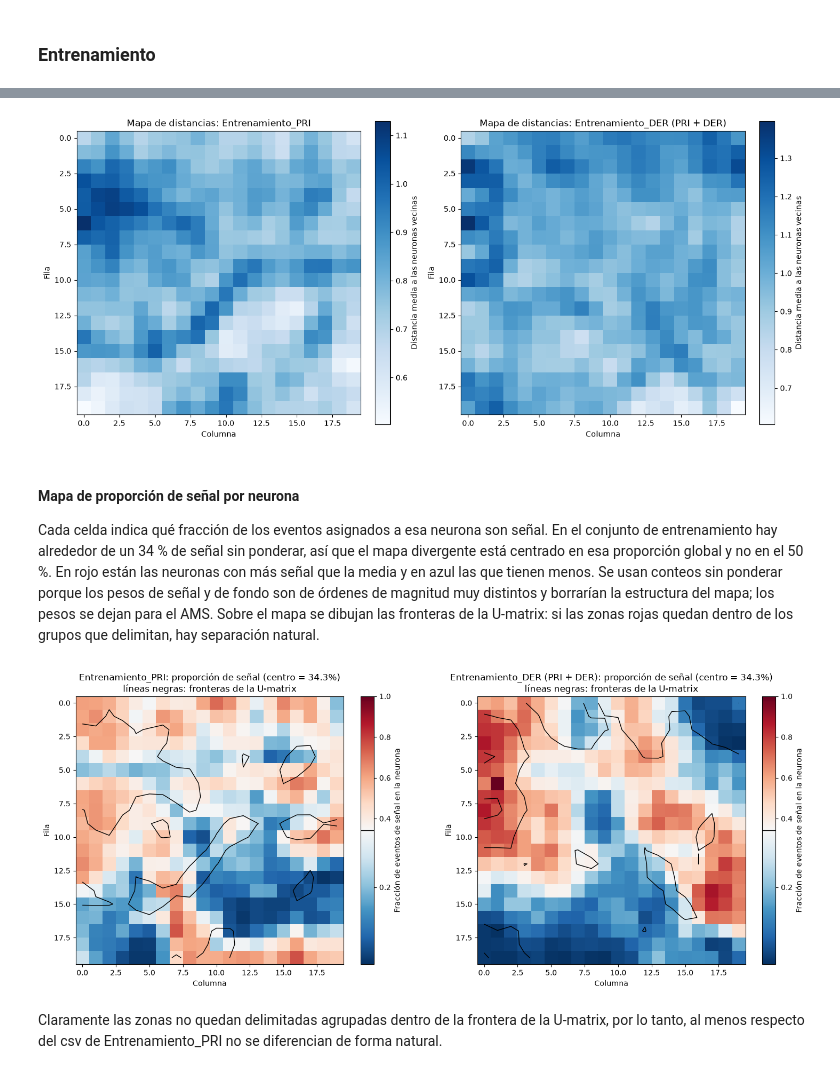
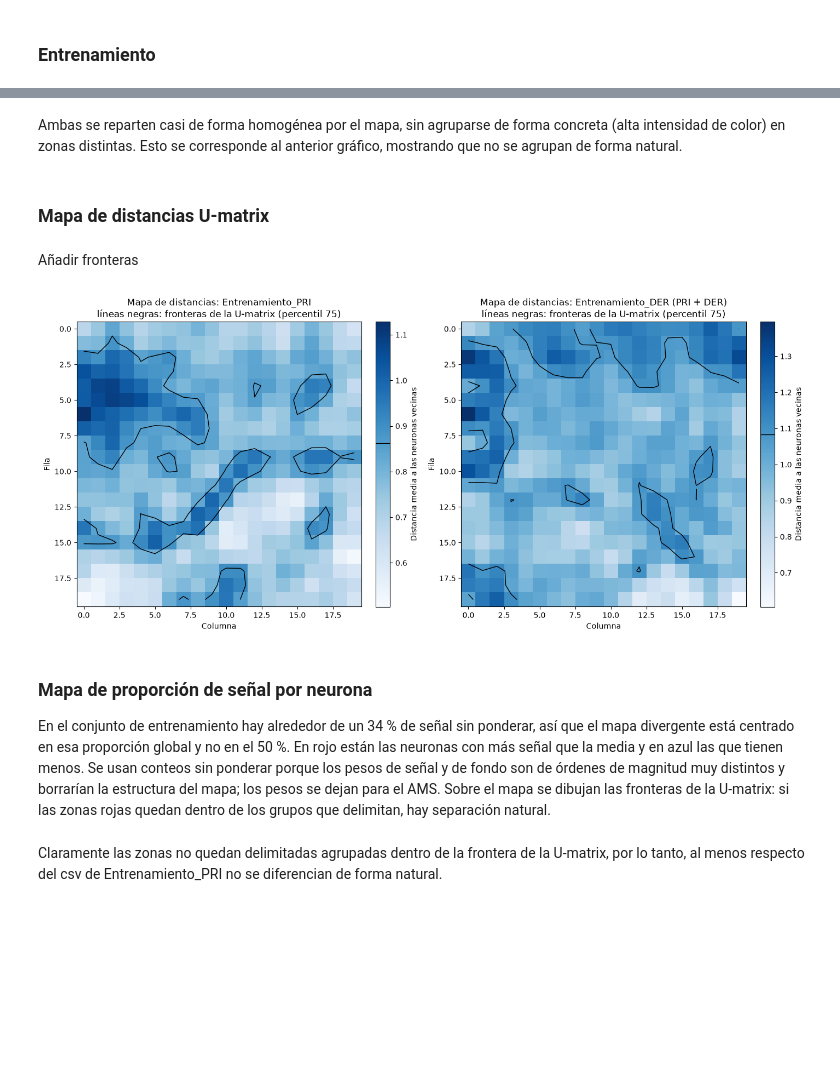
Before and after one commit to ClauGN/Tarea_Final_-AA, a Jupyter notebook: 2_SOM.ipynb, the cells around one changed output, grey strips where cells are left out. Saved outputs shown, nothing was run; the diff lists cells and outputs as text; code cells hidden in the pictures; blank space fills up the shorter version.

```diff
--- a/2_SOM.ipynb
+++ b/2_SOM.ipynb
@@ -136,36 +176,48 @@ Una vez entrenado el SOM se va a visualizar si estos dos tipos se diferencian de
+# %% [markdown]
+Ambas se reparten casi de forma homogénea por el mapa, sin agruparse de forma concreta (alta intensidad de color) en zonas distintas. Esto se corresponde al anterior gráfico, mostrando que no se agrupan de forma natural.
+# %% [markdown]
+### Mapa de distancias U-matrix
+# %% [markdown]
+Añadir fronteras
 # %%
 # mapa de distancias (U-matrix) de cada SOM
 LADO = 20
 
 def mapa_distancias(pesos, neuronas):
     distancias_mapa = np.zeros((LADO, LADO))
     for k in range(len(pesos)):
         vecinas = distancia(neuronas[k], neuronas) == 1
         fila, columna = neuronas[k]
         distancias_mapa[fila, columna] = distancia(pesos[k], pesos[vecinas]).mean()
     return distancias_mapa
 
 distancias_mapa_PRI = mapa_distancias(pesos_PRI, neuronas_PRI)
 distancias_mapa_DER = mapa_distancias(pesos_DER, neuronas_DER)
 
 # cada mapa con su propia escala: el SOM_DER tiene 30 dimensiones y el SOM_PRI 17, sus distancias no son comparables en valor absoluto
 fig, axes = plt.subplots(1, 2, figsize=(14, 6), constrained_layout=True)
 for ax, datos, titulo in zip(axes,
                              [distancias_mapa_PRI, distancias_mapa_DER],
                              ["Entrenamiento_PRI", "Entrenamiento_DER (PRI + DER)"]):
     imagen = ax.imshow(datos, cmap="Blues")
-    fig.colorbar(imagen, ax=ax, label="Distancia media a las neuronas vecinas")
-    ax.set_title(f"Mapa de distancias: {titulo}")
+    barra = fig.colorbar(imagen, ax=ax, label="Distancia media a las neuronas vecinas")
+
+    # fronteras de la U-matrix: el 25 % de neuronas con más distancia a sus vecinas (mismo criterio que en el mapa de proporción de señal)
+    umbral_frontera = np.percentile(datos, 75)
+    ax.contour(datos, levels=[umbral_frontera], colors="black", linewidths=1)
+    barra.ax.axhline(umbral_frontera, color="black", linewidth=1)  # marca el umbral en la barra de color
+
+    ax.set_title(f"Mapa de distancias: {titulo}\nlíneas negras: fronteras de la U-matrix (percentil 75)")
     ax.set_xlabel("Columna")
     ax.set_ylabel("Fila")
 plt.show()
 # las zonas claras son neuronas parecidas entre sí, es decir, posibles grupos. Las oscuras marcan fronteras entre grupos.
 # %% [output]
-[figure, old version]
+[figure, new version]
 # %% [markdown]
-#### Mapa de proporción de señal por neurona
+### Mapa de proporción de señal por neurona
 
-Cada celda indica qué fracción de los eventos asignados a esa neurona son señal. En el conjunto de entrenamiento hay alrededor de un 34 % de señal sin ponderar, así que el mapa divergente está centrado en esa proporción global y no en el 50 %. En rojo están las neuronas con más señal que la media y en azul las que tienen menos. Se usan conteos sin ponderar porque los pesos de señal y de fondo son de órdenes de magnitud muy distintos y borrarían la estructura del mapa; los pesos se dejan para el AMS. Sobre el mapa se dibujan las fronteras de la U-matrix: si las zonas rojas quedan dentro de los grupos que delimitan, hay separación natural.
+En el conjunto de entrenamiento hay alrededor de un 34 % de señal sin ponderar, así que el mapa divergente está centrado en esa proporción global y no en el 50 %. En rojo están las neuronas con más señal que la media y en azul las que tienen menos. Se usan conteos sin ponderar porque los pesos de señal y de fondo son de órdenes de magnitud muy distintos y borrarían la estructura del mapa; los pesos se dejan para el AMS. Sobre el mapa se dibujan las fronteras de la U-matrix: si las zonas rojas quedan dentro de los grupos que delimitan, hay separación natural.
 # %%
 from matplotlib.colors import TwoSlopeNorm
 
@@ -186,10 +238,7 @@ cmap_divergente = plt.get_cmap("RdBu_r").copy()
 cmap_divergente.set_bad("lightgrey")
 
 fig, axes = plt.subplots(1, 2, figsize=(15, 6), constrained_layout=True)
-for ax, proporcion, distancias_mapa, titulo in zip(axes,
-                                                   [proporcion_senal_PRI, proporcion_senal_DER],
-                                                   [distancias_mapa_PRI, distancias_mapa_DER],
-                                                   ["Entrenamiento_PRI", "Entrenamiento_DER (PRI + DER)"]):
+for ax, proporcion, distancias_mapa, titulo in zip(axes,[proporcion_senal_PRI, proporcion_senal_DER],[distancias_mapa_PRI, distancias_mapa_DER],["Entrenamiento_PRI", "Entrenamiento_DER (PRI + DER)"]):
     imagen = ax.imshow(proporcion, cmap=cmap_divergente, norm=norma)
     barra = fig.colorbar(imagen, ax=ax, label="Fracción de eventos de señal en la neurona")
     barra.ax.axhline(proporcion_global, color="black", linewidth=1)
@@ -201,7 +250,5 @@ for ax, proporcion, distancias_mapa, titulo in zip(axes,
     ax.set_xlabel("Columna")
     ax.set_ylabel("Fila")
 plt.show()
-# %% [output]
-[figure, removed]
 # %% [markdown]
 Claramente las zonas no quedan delimitadas agrupadas dentro de la frontera de la U-matrix, por lo tanto, al menos respecto del csv de Entrenamiento_PRI no se diferencian de forma natural.
```
Also changed, not shown: parts of 14 cells of this notebook, 1 other file.
